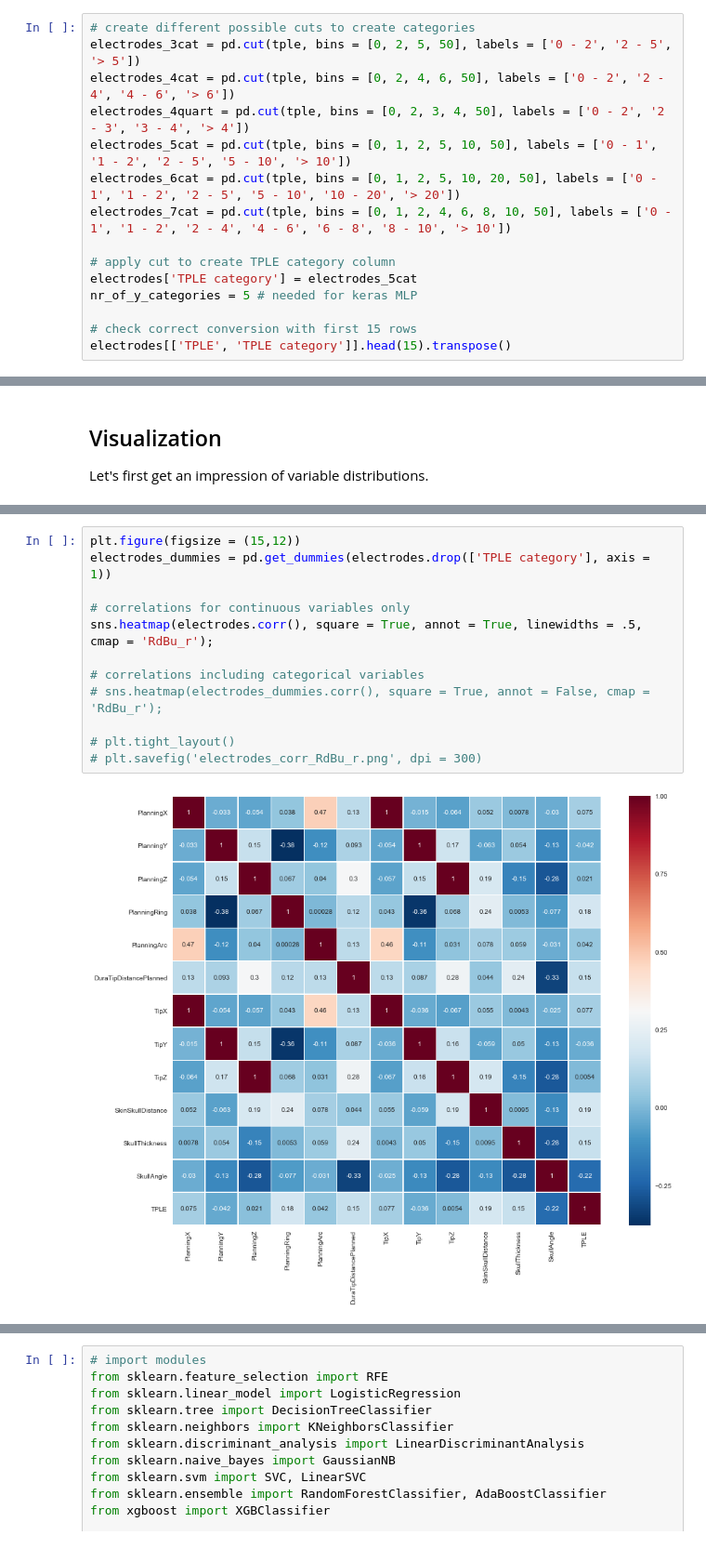
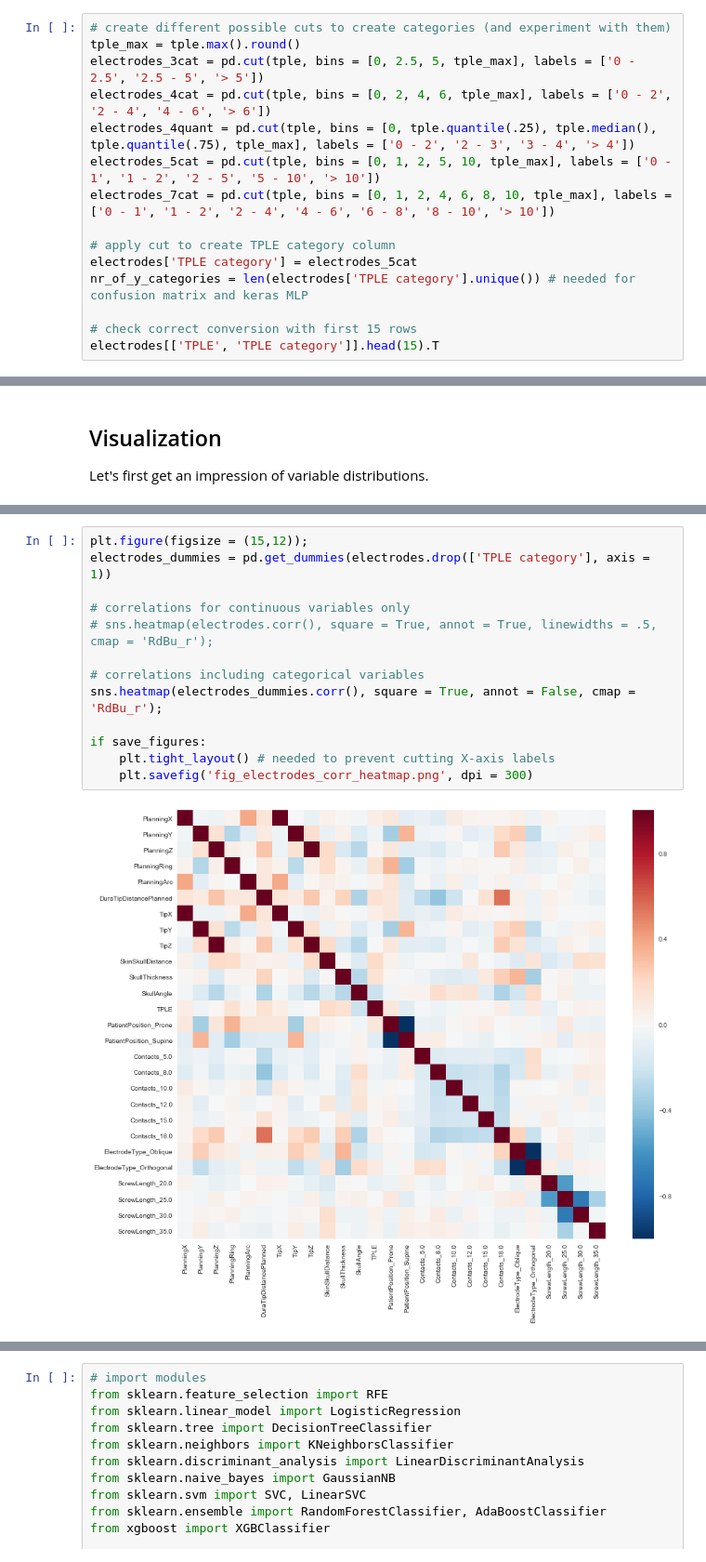
Before and after one commit to DigNeurosurgeon/seeg, a Jupyter notebook: seeg_predict_implantation_accuracy.ipynb, the cells around one changed output, grey strips where cells are left out. Shown at 93% size. Saved outputs shown, nothing was run; the diff lists cells and outputs as text.

```diff
--- a/seeg_predict_implantation_accuracy.ipynb
+++ b/seeg_predict_implantation_accuracy.ipynb
@@ -138,18 +154,18 @@ We now have data in the right format, but need to convert the *continuous* outco
 # %%
-# create different possible cuts to create categories
-electrodes_3cat = pd.cut(tple, bins = [0, 2, 5, 50], labels = ['0 - 2', '2 - 5', '> 5'])
-electrodes_4cat = pd.cut(tple, bins = [0, 2, 4, 6, 50], labels = ['0 - 2', '2 - 4', '4 - 6', '> 6'])
-electrodes_4quart = pd.cut(tple, bins = [0, 2, 3, 4, 50], labels = ['0 - 2', '2 - 3', '3 - 4', '> 4'])
-electrodes_5cat = pd.cut(tple, bins = [0, 1, 2, 5, 10, 50], labels = ['0 - 1', '1 - 2', '2 - 5', '5 - 10', '> 10'])
-electrodes_6cat = pd.cut(tple, bins = [0, 1, 2, 5, 10, 20, 50], labels = ['0 - 1', '1 - 2', '2 - 5', '5 - 10', '10 - 20', '> 20'])
-electrodes_7cat = pd.cut(tple, bins = [0, 1, 2, 4, 6, 8, 10, 50], labels = ['0 - 1', '1 - 2', '2 - 4', '4 - 6', '6 - 8', '8 - 10', '> 10'])
+# create different possible cuts to create categories (and experiment with them)
+tple_max = tple.max().round()
+electrodes_3cat = pd.cut(tple, bins = [0, 2.5, 5, tple_max], labels = ['0 - 2.5', '2.5 - 5', '> 5'])
+electrodes_4cat = pd.cut(tple, bins = [0, 2, 4, 6, tple_max], labels = ['0 - 2', '2 - 4', '4 - 6', '> 6'])
+electrodes_4quant = pd.cut(tple, bins = [0, tple.quantile(.25), tple.median(), tple.quantile(.75), tple_max], labels = ['0 - 2', '2 - 3', '3 - 4', '> 4'])
+electrodes_5cat = pd.cut(tple, bins = [0, 1, 2, 5, 10, tple_max], labels = ['0 - 1', '1 - 2', '2 - 5', '5 - 10', '> 10'])
+electrodes_7cat = pd.cut(tple, bins = [0, 1, 2, 4, 6, 8, 10, tple_max], labels = ['0 - 1', '1 - 2', '2 - 4', '4 - 6', '6 - 8', '8 - 10', '> 10'])
 
 # apply cut to create TPLE category column
 electrodes['TPLE category'] = electrodes_5cat
-nr_of_y_categories = 5 # needed for keras MLP
+nr_of_y_categories = len(electrodes['TPLE category'].unique()) # needed for confusion matrix and keras MLP
 
 # check correct conversion with first 15 rows
-electrodes[['TPLE', 'TPLE category']].head(15).transpose()
+electrodes[['TPLE', 'TPLE category']].head(15).T
 # %% [output]
 |  | 0 | 1 | 2 | 3 | 4 | 5 | 6 | 7 | 8 | 9 | 10 | ... |
 | TPLE | 0.7 | 4.5 | 3.4 | 3.3 | 3 | 1.8 | 2.3 | 4.2 | 4.8 | 3.4 | 3.9 | ... |
@@ -183,14 +298,15 @@ Now, how do they correlate with each other?
 # %%
-plt.figure(figsize = (15,12))
+plt.figure(figsize = (15,12));
 electrodes_dummies = pd.get_dummies(electrodes.drop(['TPLE category'], axis = 1))
 
 # correlations for continuous variables only
-sns.heatmap(electrodes.corr(), square = True, annot = True, linewidths = .5, cmap = 'RdBu_r');
+# sns.heatmap(electrodes.corr(), square = True, annot = True, linewidths = .5, cmap = 'RdBu_r');
 
 # correlations including categorical variables
-# sns.heatmap(electrodes_dummies.corr(), square = True, annot = False, cmap = 'RdBu_r');
+sns.heatmap(electrodes_dummies.corr(), square = True, annot = False, cmap = 'RdBu_r');
 
-# plt.tight_layout()
-# plt.savefig('electrodes_corr_RdBu_r.png', dpi = 300)
+if save_figures:
+    plt.tight_layout() # needed to prevent cutting X-axis labels
+    plt.savefig('fig_electrodes_corr_heatmap.png', dpi = 300)
 # %% [output]
-[figure, old version]
+[figure, new version]
```
Also changed, not shown: parts of 61 cells of this notebook, 19 other files.
